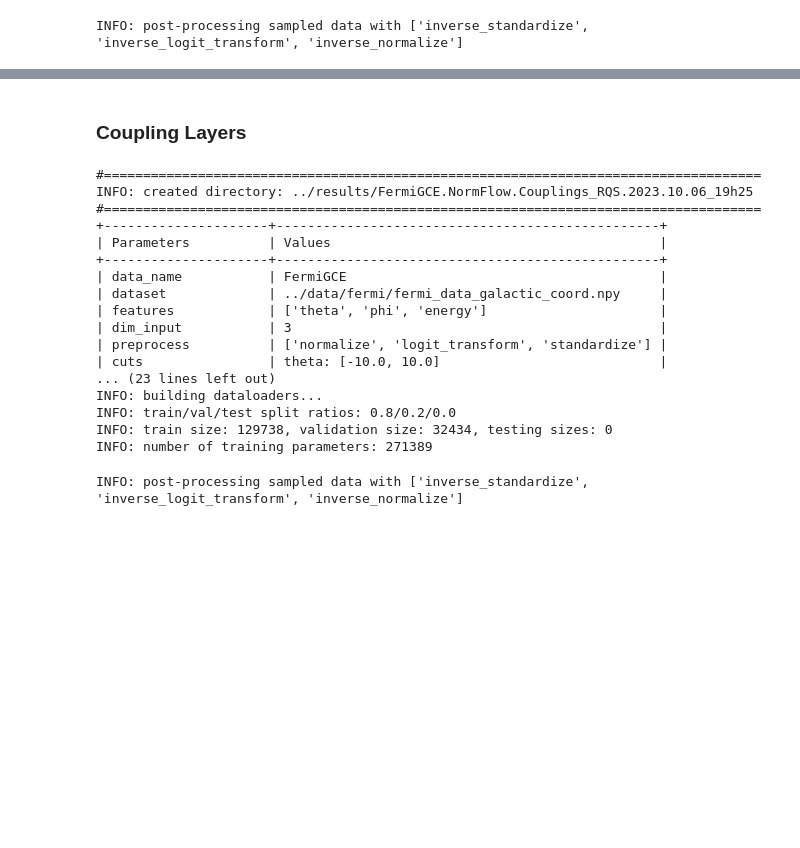
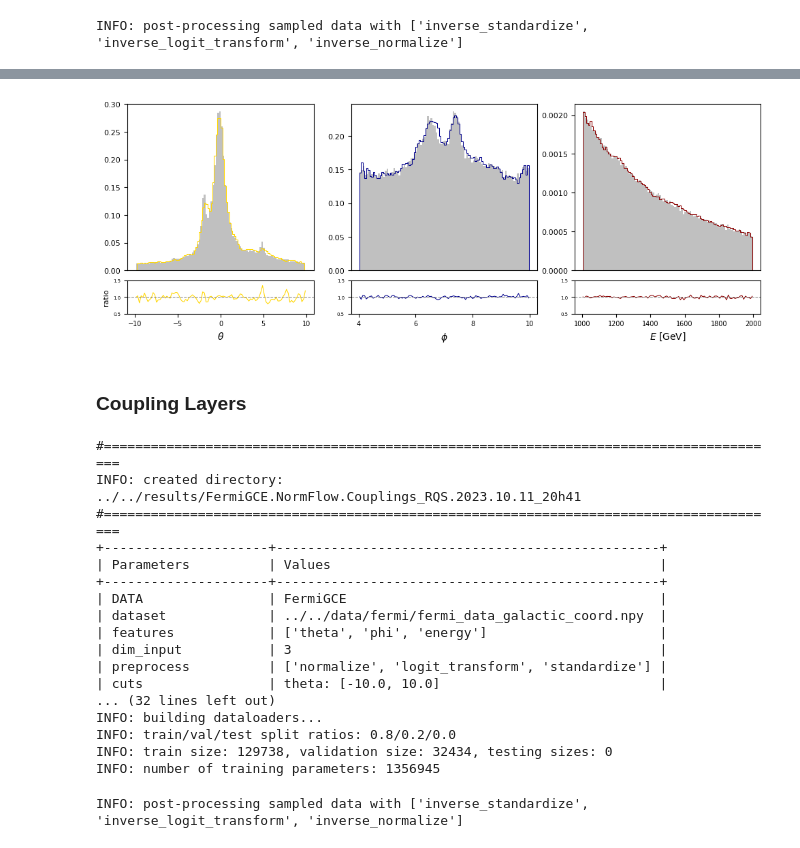
Before and after one commit to dfaroughy/DynGenModels, a Jupyter notebook: experiments/Fermi-LAT/fermi.ipynb, the cells around one changed output, grey strips where cells are left out. Cells and saved outputs as stored; diff of their text form; code cells hidden in the pictures; blank space fills up the shorter version.

Commit message:
major fix

```diff
--- a/experiments/Fermi-LAT/fermi.ipynb
+++ b/experiments/Fermi-LAT/fermi.ipynb
@@ -418,3 +420,48 @@ plt.show()
+# %%
+import numpy as np
+import matplotlib.pyplot as plt
+import matplotlib.gridspec as gridspec
+
+def results_plots(data, generated=None, save_dir=None, features=[r'$\theta$', r'$\phi$', r'$E$ [GeV]'], num_particles=None):
+    num_particles = 100000000 if num_particles is None else num_particles
+    fig = plt.figure(figsize=(12, 4))
+    gs = gridspec.GridSpec(2, 3, height_ratios=[5, 1])
+    gs.update(hspace=0.1)
+
+    for idx, feature in enumerate(features):
+        ax = fig.add_subplot(gs[idx])
+        h1, bins, _ = ax.hist(data[..., idx].flatten()[:num_particles], bins=100, color='silver', density=True)
+        if generated is not None:
+            h2, _, _ = ax.hist(generated[..., idx].flatten()[:num_particles], bins=100, color=['gold', 'darkblue', 'darkred'][idx], histtype='step', density=True, lw=0.75)
+            ax.set_xticklabels([])
+            ax.set_xticks([])
+            for tick in ax.yaxis.get_major_ticks():
+               tick.label.set_fontsize(8)
+        else:
+            ax.set_xlabel(feature)
+
+        # Ratio plot
+        if generated is not None:
+            ax_ratio = fig.add_subplot(gs[idx + 3])
+            ratio = np.divide(h1, h2, out=np.ones_like(h2), where=h2 != 0)
+            ax_ratio.plot(0.5 * (bins[:-1] + bins[1:]), ratio, color=['gold', 'darkblue', 'darkred'][idx],lw=0.75)
+            ax_ratio.set_ylim(0.5, 1.5, 0) # Adjust this as needed
+            ax_ratio.set_xlabel(feature)
+            ax_ratio.axhline(1, color='gray', linestyle='--', lw=0.75)
+            for tick in ax_ratio.xaxis.get_major_ticks():
+               tick.label.set_fontsize(7)
+            for tick in ax_ratio.yaxis.get_major_ticks():
+              tick.label.set_fontsize(5)
+            if idx == 0:
+                ax_ratio.set_ylabel('ratio', fontsize=8)
+            ax_ratio.set_yticks([0.5, 1, 1.5])
+    if save_dir is not None:
+        plt.savefig(save_dir + '/fermi_features.pdf')
+    plt.show()
+# %%
+results_plots(fermi.target, generated=pipeline.target, save_dir=None, features=[r'$\theta$', r'$\phi$', r'$E$ [GeV]'])
+# %% [output]
+[figure, added]
 # %% [markdown]
 ### Coupling Layers
 # %%
@@ -429,11 +476,10 @@ configs = Configs(dataset = '../../data/fermi/fermi_data_galactic_coord.npy',
                 preprocess = ['normalize', 'logit_transform', 'standardize'],
                 cuts = {'theta': [-10., 10.], 'phi': [4., 10.], 'energy': [1000, 2000]},
                 data_split_fracs = [0.8, 0.2, 0.0],
-                epochs = 10,
+                EPOCHS = 10,
                 batch_size = 10000,
                 lr = 1e-4,
                 dim_hidden = 256,
-                device = 'cpu',
                 seed = 12345,
                 mask = 'checkerboard',
                 num_transforms = 5,
@@ -458,23 +504,23 @@ dynamics = NormalizingFlow(net, configs)
 coupl = DynGenModelTrainer(dynamics=dynamics, dataloader=dataloader, configs=configs)
 coupl.train()
 # %% [output]
-#====================================================================================
-INFO: created directory: ../results/FermiGCE.NormFlow.Couplings_RQS.2023.10.06_19h25
-#====================================================================================
+#=======================================================================================
+INFO: created directory: ../../results/FermiGCE.NormFlow.Couplings_RQS.2023.10.11_20h41
+#=======================================================================================
 +---------------------+-------------------------------------------------+
 | Parameters          | Values                                          |
 +---------------------+-------------------------------------------------+
-| data_name           | FermiGCE                                        |
-| dataset             | ../data/fermi/fermi_data_galactic_coord.npy     |
+| DATA                | FermiGCE                                        |
+| dataset             | ../../data/fermi/fermi_data_galactic_coord.npy  |
 | features            | ['theta', 'phi', 'energy']                      |
 | dim_input           | 3                                               |
 | preprocess          | ['normalize', 'logit_transform', 'standardize'] |
 | cuts                | theta: [-10.0, 10.0]                            |
-... (23 lines left out)
+... (32 lines left out)
 INFO: building dataloaders...
 INFO: train/val/test split ratios: 0.8/0.2/0.0
 INFO: train size: 129738, validation size: 32434, testing sizes: 0
-INFO: number of training parameters: 271389
+INFO: number of training parameters: 1356945
 # %%
 #...sample from model
 from DynGenModels.pipelines.SamplingPipeline import NormFlowPipeline
```
Also changed, not shown: parts of 5 cells of this notebook, 24 other files.
